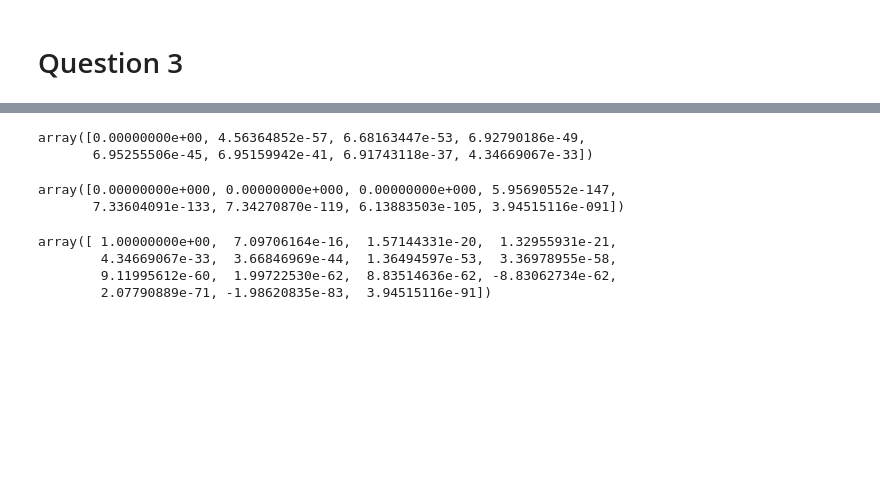
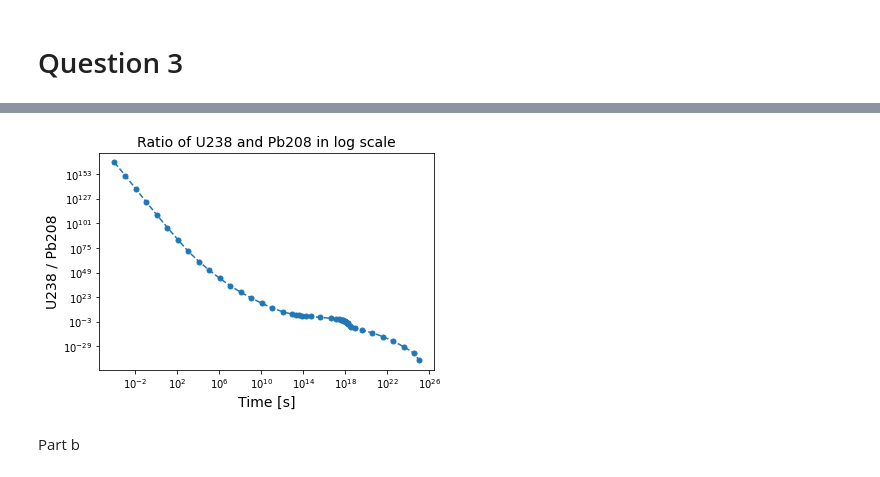
Before and after one commit to anvuong98/PHYS512_AnVuong, a Jupyter notebook: Assignment 2.ipynb, the cells around one changed output, grey strips where cells are left out. Cells and saved outputs as stored; diff of their text form; code cells hidden in the pictures; blank space fills up the shorter version.

```diff
--- a/Assignment 2.ipynb
+++ b/Assignment 2.ipynb
@@ -139,5 +209,6 @@ y0[0] = 1
 # %%
+## To cover the half life of U238
 t0 = 0
-t1 = 100
-ans = integrate.solve_ivp(decay, [t0, t1], y0, Method = "Randau")
+t1 = 1e25
+ansA = integrate.solve_ivp(decay, [t0, t1], y0, method = "Radau")
 # %%
@@ -146,0 +217,13 @@ array([1., 1., 1., 1., 1., 1., 1., 1.])
+# %%
+plt.clf()
+plt.plot(ansA.t[1:], u238[1:]/pb208[1:], '--.', markersize = 10)
+plt.xscale("log")
+plt.yscale("log")
+plt.xlabel("Time [s]", fontsize = 14)
+plt.ylabel("U238 / Pb208", fontsize = 14)
+plt.title("Ratio of U238 and Pb208 in log scale", fontsize = 14)
+plt.show() # This does agree with analytical solution
+# %% [output]
+[figure, added]
+# %% [markdown]
+Part b
@@ -147,17 +235,3 @@ array([1., 1., 1., 1., 1., 1., 1., 1.])
 # %%
-ans.y[4,:] # This is the time evolution of Th230
+u234 = ansB.y[3,:] # This is the time evolution of U234
+th230 = ansB.y[4,:] # This is the time evolution of Th230
-# %% [output]
-array([0.00000000e+00, 4.56364852e-57, 6.68163447e-53, 6.92790186e-49,
-       6.95255506e-45, 6.95159942e-41, 6.91743118e-37, 4.34669067e-33])
-# %%
-ans.y[-1,:] # This is the time evolution of Pb208
-# %% [output]
-array([0.00000000e+000, 0.00000000e+000, 0.00000000e+000, 5.95690552e-147,
-       7.33604091e-133, 7.34270870e-119, 6.13883503e-105, 3.94515116e-091])
-# %%
-ans.y[:,-1] # This is the decay chain at the final time step
-# %% [output]
-array([ 1.00000000e+00,  7.09706164e-16,  1.57144331e-20,  1.32955931e-21,
-        4.34669067e-33,  3.66846969e-44,  1.36494597e-53,  3.36978955e-58,
-        9.11995612e-60,  1.99722530e-62,  8.83514636e-62, -8.83062734e-62,
-        2.07790889e-71, -1.98620835e-83,  3.94515116e-91])
```
Also changed, not shown: parts of 24 cells of this notebook.
